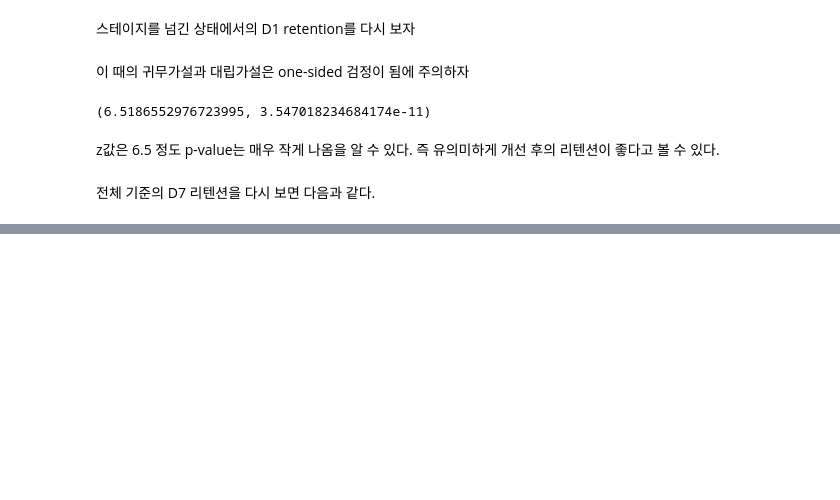
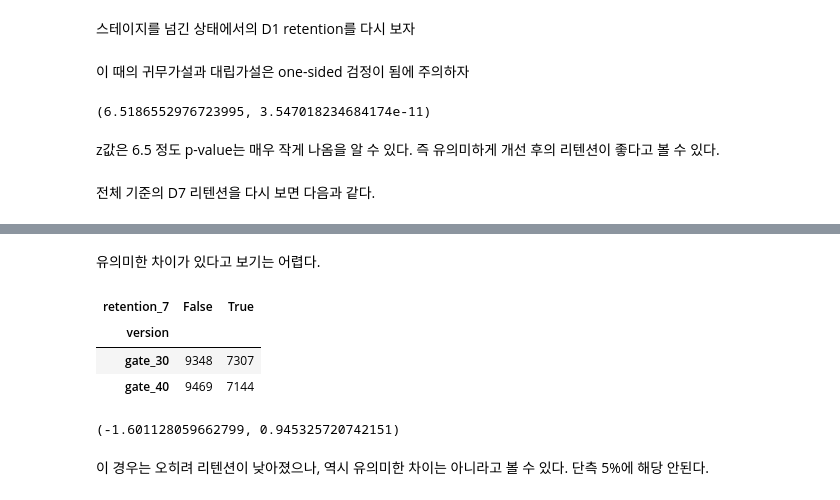
Before and after one commit to swtaktak/TIL_new, a Jupyter notebook: data_analyst_practice/240116_AB_Test_Practice.ipynb, the cells around one changed output, grey strips where cells are left out. Saved outputs shown, nothing was run; the diff lists cells and outputs as text; code cells hidden in the pictures; blank space fills up the shorter version.

```diff
--- a/data_analyst_practice/240116_AB_Test_Practice.ipynb
+++ b/data_analyst_practice/240116_AB_Test_Practice.ipynb
@@ -280,0 +301,15 @@ z값은 6.5 정도 p-value는 매우 작게 나옴을 알 수 있다. 즉 유의
+# %% [markdown]
+유의미한 차이가 있다고 보기는 어렵다.
+# %%
+pd.crosstab(index = df_cut['version'], columns = df_cut['retention_7'])
+# %% [output]
+| retention_7 | False | True |
+| version |  |  |
+| gate_30 | 9348 | 7307 |
+| gate_40 | 9469 | 7144 |
+# %%
+print(ttest(7307, 7307+9348, 7144, 7144+9469))
+# %% [output]
+(-1.601128059662799, 0.945325720742151)
+# %% [markdown]
+이 경우는 오히려 리텐션이 낮아졌으나, 역시 유의미한 차이는 아니라고 볼 수 있다. 단측 5%에 해당 안된다.
```
Also changed, not shown: parts of 6 cells of this notebook, 16 other files.
